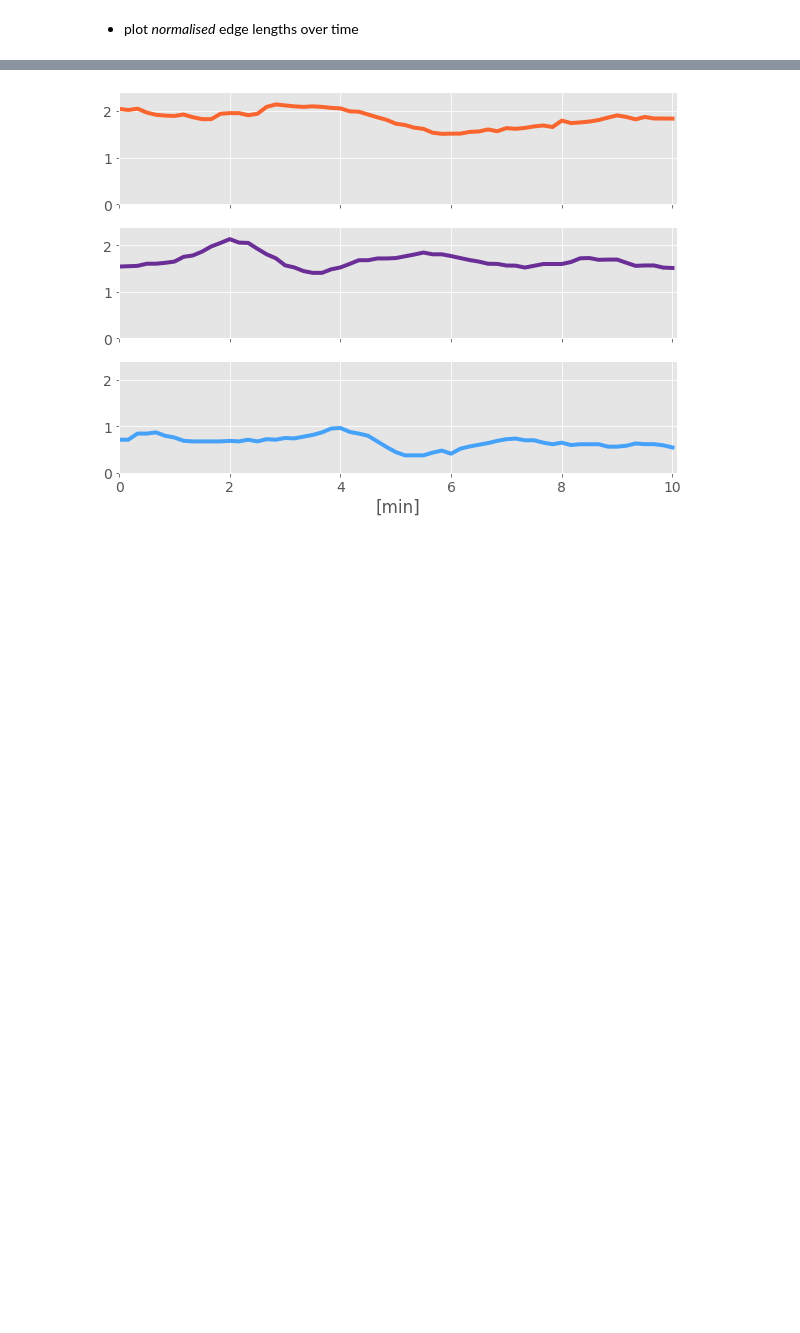
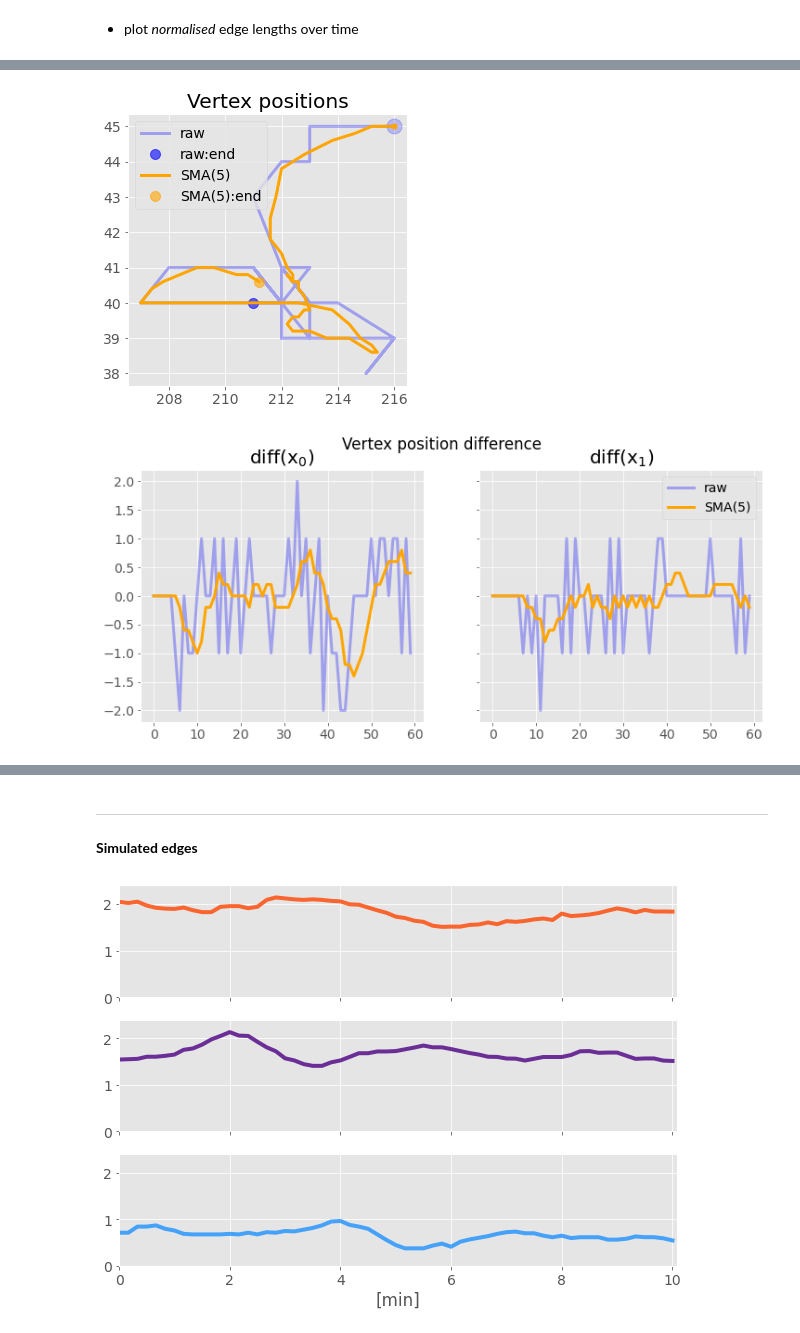
Before and after one commit to mshagirov/simgnn, a Jupyter notebook: nbs/1_prepare_dataset.ipynb, the cells around one changed output, grey strips where cells are left out. Saved outputs shown, nothing was run; the diff lists cells and outputs as text; code cells hidden in the pictures; blank space fills up the shorter version.

```diff
--- a/nbs/1_prepare_dataset.ipynb
+++ b/nbs/1_prepare_dataset.ipynb
@@ -146,0 +148,38 @@ array([15.44936348])
+# %%
+# plot vertex trajectory
+plt.figure(figsize=[5,5])
+plt.plot(v_pos[:,0,0],v_pos[:,0,1],'blue',alpha=.3,lw=3, label='raw')
+plt.plot(v_pos[0,0,0],v_pos[0,0,1],'o',c='blue',alpha=.2,ms=15)
+plt.plot(v_pos[-1,0,0],v_pos[-1,0,1],'o',c='blue',alpha=.6,ms=10, label='raw:end')
+plt.plot(v_pos_sma[:,0,0],v_pos_sma[:,0,1],'orange',lw=3,label=f'SMA({t_lag})')
+plt.plot(v_pos_sma[0,0,0],v_pos_sma[0,0,1],'o',c='orange',alpha=.9,ms=5)
+plt.plot(v_pos_sma[-1,0,0],v_pos_sma[-1,0,1],'o',c='orange',alpha=.6,ms=10,label=f'SMA({t_lag}):end')
+plt.legend()
+plt.title('Vertex positions');
+plt.show()
+
+# velocity
+fig,axs = plt.subplots(nrows=1,ncols=2,sharex=True,sharey=True, figsize=[12,5])
+for k,ax in enumerate(axs):
+    ax.plot(np.diff(v_pos[:,0,k]),'blue',alpha=.3,lw=3, label='raw')
+    ax.plot(np.diff(v_pos_sma[:,0,k]),'orange',lw=3,label=f'SMA({t_lag})')
+    ax.set_title(f'diff(x$_{k}$)')
+plt.legend();
+plt.suptitle('Vertex position difference');
+plt.show()
+
+# edge lengths
+fig,axs = plt.subplots(nrows=3,ncols=1,sharex=True,sharey=True, figsize=[12,10])
+t = np.arange(eij_lens.shape[0])/6
+for ax,e_id,c in zip(axs,  [14, 119, 147], ['orangered', 'indigo', 'dodgerblue']):
+    ax.plot(t,eij_lens[:,e_id],'.-', lw=2, alpha=.3, color = c)
+    e_id_len = np.sqrt(np.sum((v_pos_sma[:,edges_index[1,e_id],:] - v_pos_sma[:,edges_index[0,e_id],:])**2,axis=1))
+    ax.plot(t,e_id_len, lw=4, alpha=.5, color = c);#normalised lengths over time
+
+# ax.axis([0,60.5/6,-2.9,2.9])
+ax.set_xlabel('[min]')
+plt.suptitle(f'Edge lengths (Hara) : SMA({t_lag})')
+plt.show()
+# %% [output]
+[figure, added]
+[figure, added]
@@ -147,3 +187,6 @@ array([15.44936348])
+# %% [markdown]
+---
+**Simulated edges**
 # %%
 fig,axs = plt.subplots(nrows=3,ncols=1,sharex=True,sharey=True, figsize=[10,7])
 t = np.arange(eij_lens.shape[0])/6
```
Also changed, not shown: parts of 9 cells of this notebook.
